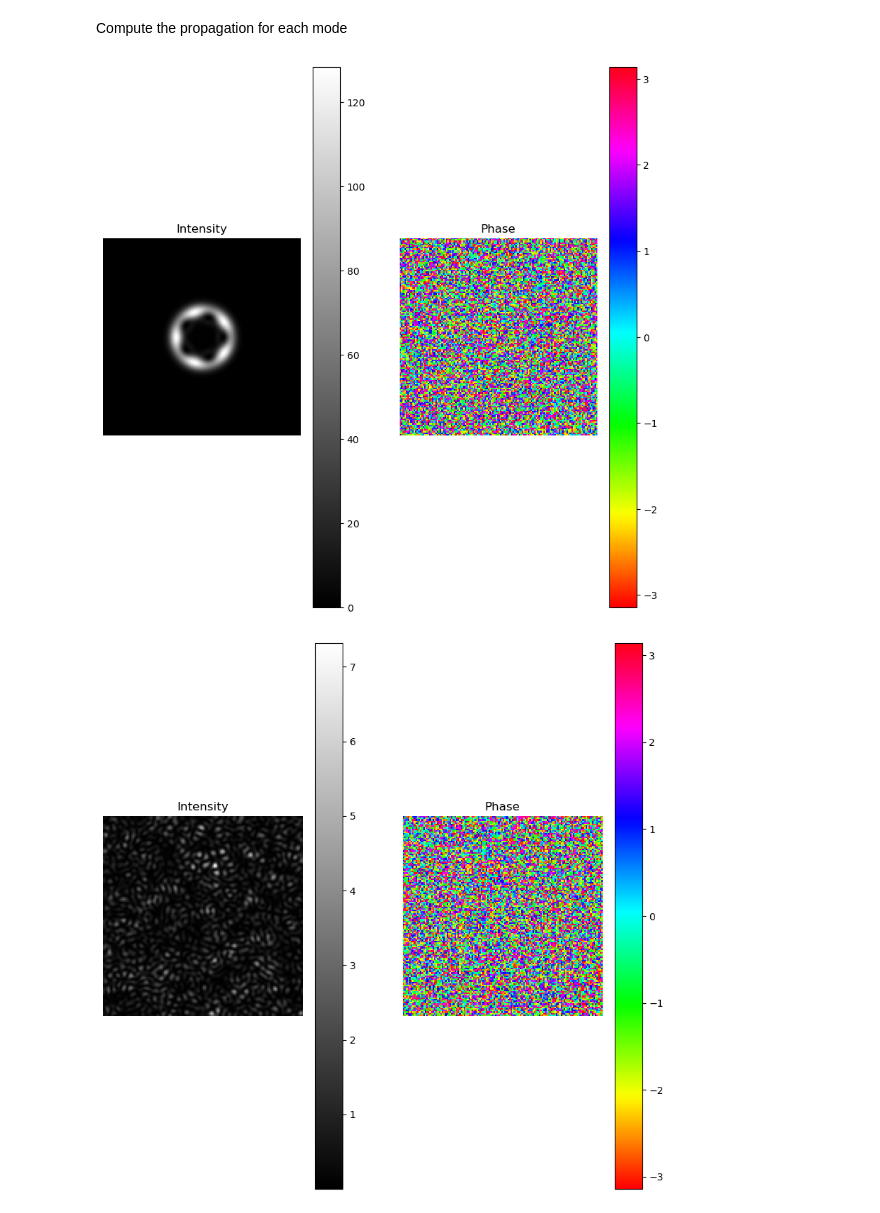
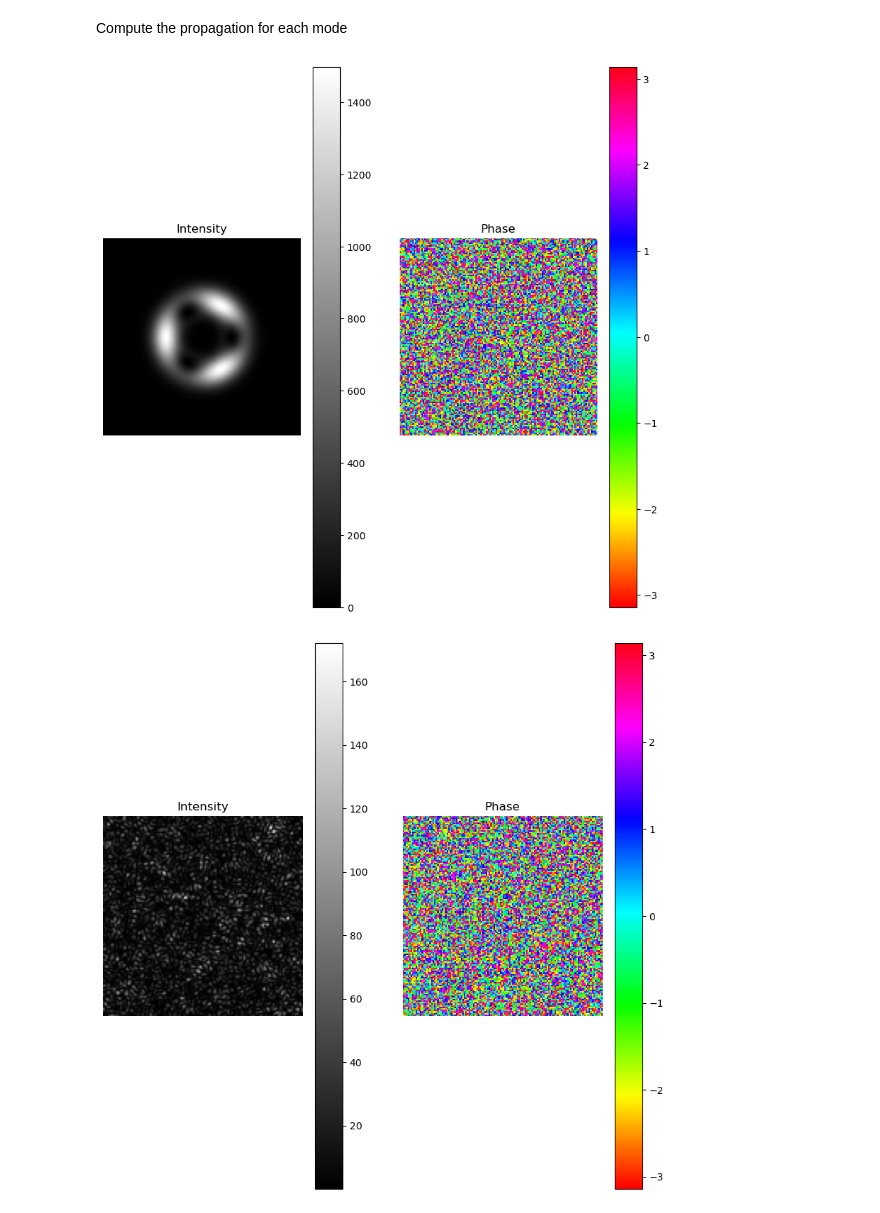
Before and after one commit to TareqJ1000/KnotSorter, a Jupyter notebook: PhaseAnalyzer.ipynb, the cells around one changed output. Saved outputs shown, nothing was run; the diff lists cells and outputs as text; code cells hidden in the pictures.

```diff
--- a/PhaseAnalyzer.ipynb
+++ b/PhaseAnalyzer.ipynb
@@ -41,7 +41,7 @@ def TotInt(Ex):
 # %% [markdown]
 # Create field & modes of interest following yaml configuration
 # %%
-stream = open(f"configs/ga_sameShape.yaml", 'r')
+stream = open(f"configs/ga_knots.yaml", 'r')
 cnfg = yaml.load(stream, Loader=Loader)
 
 N = cnfg['dim']
@@ -128,35 +128,35 @@ Compute the propagation for each mode
 # %%
 # Let's pick an LG beam to analyze
 
-field = list_of_OAMs[1].oamBeam
+field = list_of_OAMs[0].oamBeam
 
 
 # modulate the field by the first phase map
 
 field_mod_1 = field*phaseScreenUno
 
 TotInt(field_mod_1)
 
 # let's simulate the propagation of the lens
 
 field_lens, _ = propFF(field_mod_1,maxx,la,fourier_lens)
 
 # modulate the field by the second phase map
 
 field_mod_2 = field_lens*phaseScreenDos
 
 TotInt(field_mod_2)
 
 # simulate the lens field again. This is the final field.
 
 field_lens_2, _ = propFF(field_mod_2, maxx, la, fourier_lens)
 
 
 TotInt(field_lens_2)
 
 # compute the field intensity
 
 final_field_int = np.abs(field_lens_2)**2
 # %% [output]
-[figure, old version]
+[figure, new version]
-[figure, old version]
+[figure, new version]
```
Also changed, not shown: parts of 2 cells of this notebook, 22 other files.
